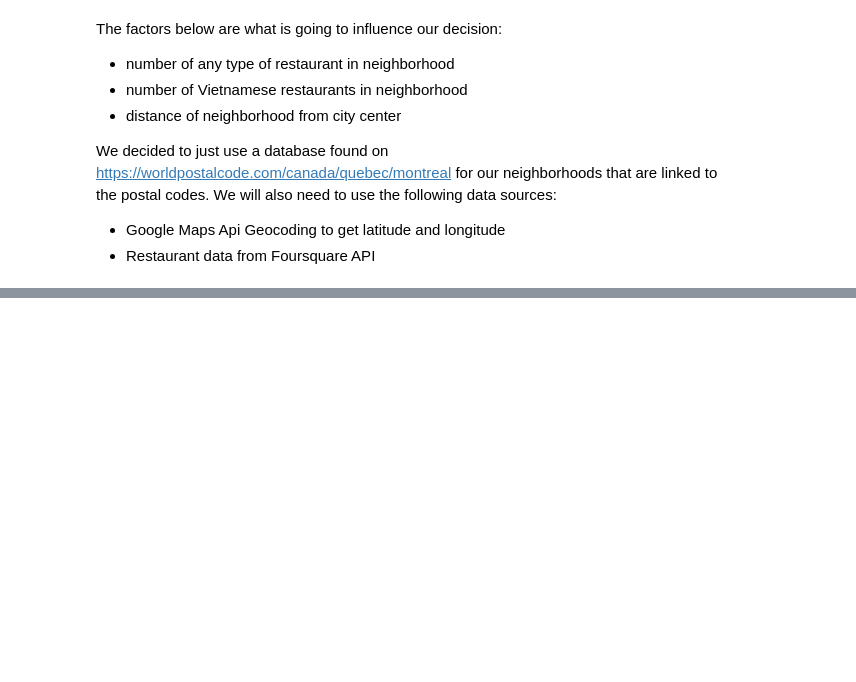
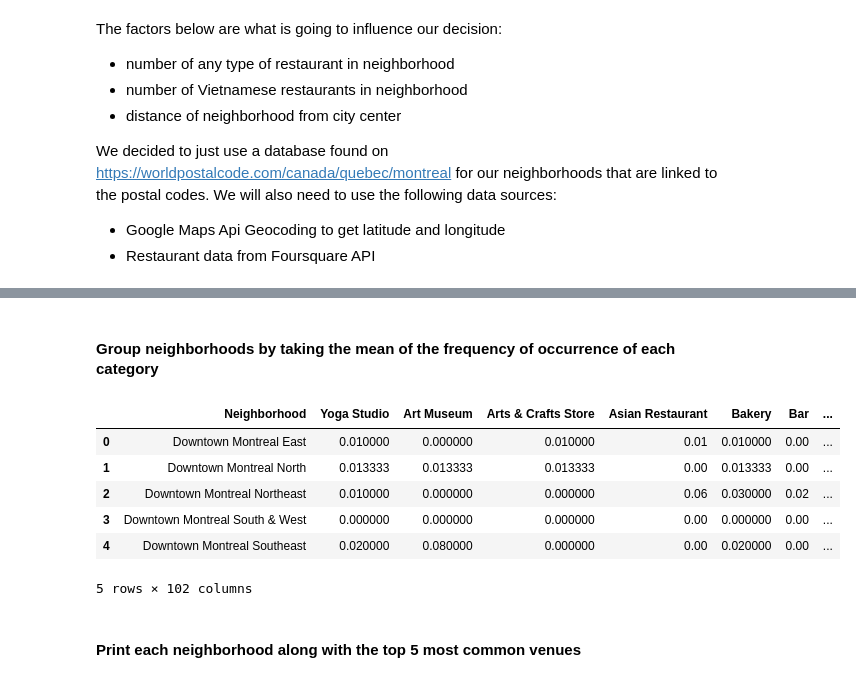
Before and after one commit to EneaGroballi/battle_of_neighborhoods, a Jupyter notebook: battle_of_neighborhoods.ipynb, the cells around one changed output, grey strips where cells are left out. Drawn from its saved outputs; the diff is of its cells as text; code cells hidden in the pictures; blank space fills up the shorter version.

```diff
--- a/battle_of_neighborhoods.ipynb
+++ b/battle_of_neighborhoods.ipynb
@@ -30,0 +289,15 @@ We decided to just use a database found on https://worldpostalcode.com/canada/qu
+# %% [markdown]
+#### Group neighborhoods by taking the mean of the frequency of occurrence of each category
+# %%
+downtown_grouped = downtown_onehot.groupby('Neighborhood').mean().reset_index()
+downtown_grouped
+# %% [output]
+|  | Neighborhood | Yoga Studio | Art Museum | Arts & Crafts Store | Asian Restaurant | Bakery | Bar | ... |
+| 0 | Downtown Montreal East | 0.010000 | 0.000000 | 0.010000 | 0.01 | 0.010000 | 0.00 | ... |
+| 1 | Downtown Montreal North | 0.013333 | 0.013333 | 0.013333 | 0.00 | 0.013333 | 0.00 | ... |
+| 2 | Downtown Montreal Northeast | 0.010000 | 0.000000 | 0.000000 | 0.06 | 0.030000 | 0.02 | ... |
+| 3 | Downtown Montreal South & West | 0.000000 | 0.000000 | 0.000000 | 0.00 | 0.000000 | 0.00 | ... |
+| 4 | Downtown Montreal Southeast | 0.020000 | 0.080000 | 0.000000 | 0.00 | 0.020000 | 0.00 | ... |
+5 rows × 102 columns
+# %% [markdown]
+#### Print each neighborhood along with the top 5 most common venues
```
Also changed, not shown: parts of 34 cells of this notebook, 1 other file.
